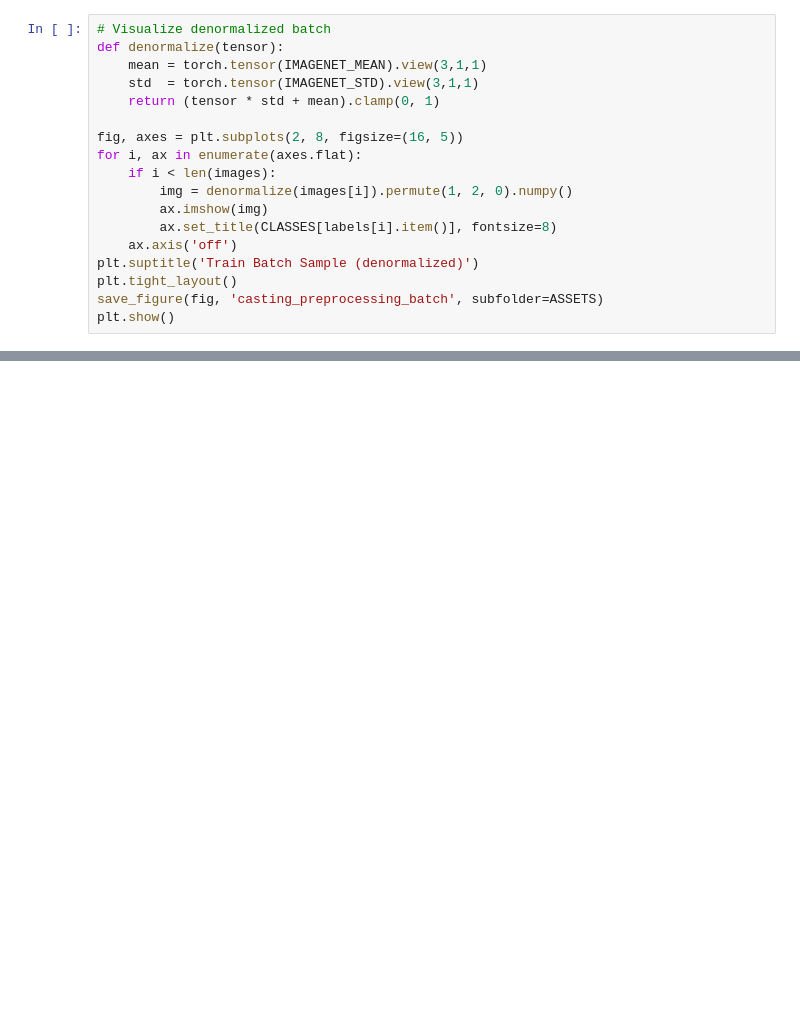
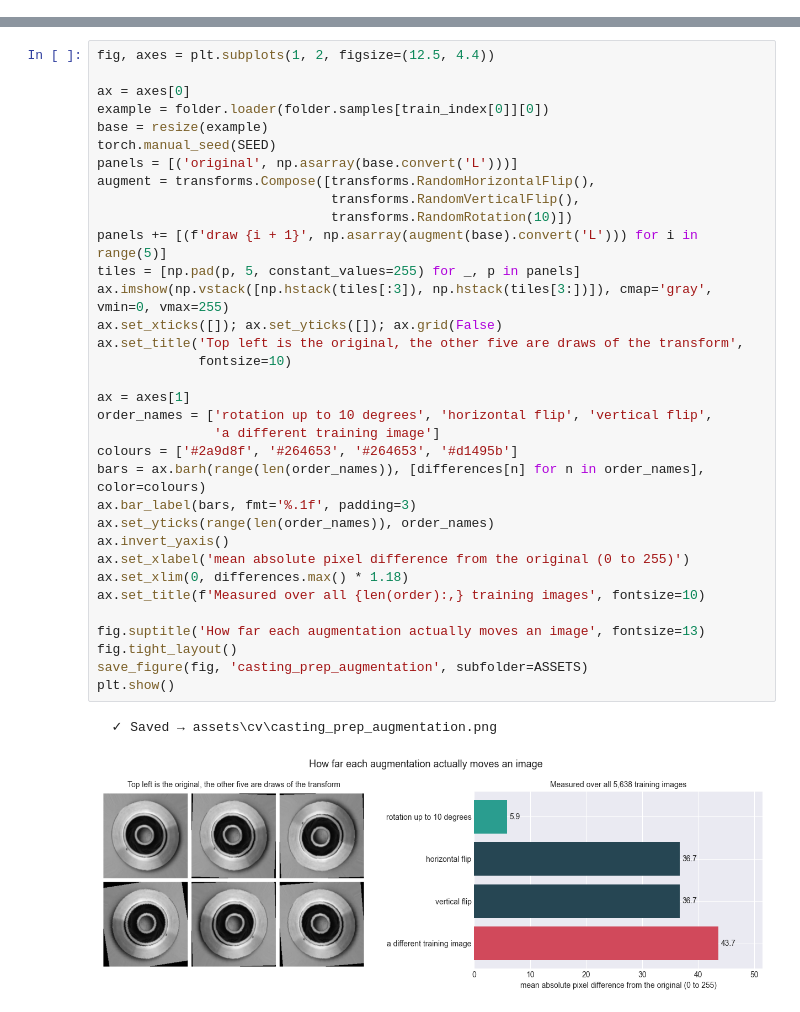
Before and after one commit to sergey-kasatov/arkon-manufacturing-ai, a Jupyter notebook: notebooks/03_cv/01_casting_defects/02_casting_preprocessing.ipynb, the cells around one changed output, grey strips where cells are left out. Drawn from its saved outputs; the diff is of its cells as text; blank space fills up the shorter version.

```diff
--- a/notebooks/03_cv/01_casting_defects/02_casting_preprocessing.ipynb
+++ b/notebooks/03_cv/01_casting_defects/02_casting_preprocessing.ipynb
@@ -120,18 +0,0 @@ print(f'Pixel range: [{images.min():.2f}, {images.max():.2f}]')
-# %%
-# Visualize denormalized batch
-def denormalize(tensor):
-    mean = torch.tensor(IMAGENET_MEAN).view(3,1,1)
-    std  = torch.tensor(IMAGENET_STD).view(3,1,1)
-    return (tensor * std + mean).clamp(0, 1)
-
-fig, axes = plt.subplots(2, 8, figsize=(16, 5))
-for i, ax in enumerate(axes.flat):
-    if i < len(images):
-        img = denormalize(images[i]).permute(1, 2, 0).numpy()
-        ax.imshow(img)
-        ax.set_title(CLASSES[labels[i].item()], fontsize=8)
-    ax.axis('off')
-plt.suptitle('Train Batch Sample (denormalized)')
-plt.tight_layout()
-save_figure(fig, 'casting_preprocessing_batch', subfolder=ASSETS)
-plt.show()
@@ -148,0 +413,37 @@ plt.show()
+# %%
+fig, axes = plt.subplots(1, 2, figsize=(12.5, 4.4))
+
+ax = axes[0]
+example = folder.loader(folder.samples[train_index[0]][0])
+base = resize(example)
+torch.manual_seed(SEED)
+panels = [('original', np.asarray(base.convert('L')))]
+augment = transforms.Compose([transforms.RandomHorizontalFlip(),
+                              transforms.RandomVerticalFlip(),
+                              transforms.RandomRotation(10)])
+panels += [(f'draw {i + 1}', np.asarray(augment(base).convert('L'))) for i in range(5)]
+tiles = [np.pad(p, 5, constant_values=255) for _, p in panels]
+ax.imshow(np.vstack([np.hstack(tiles[:3]), np.hstack(tiles[3:])]), cmap='gray', vmin=0, vmax=255)
+ax.set_xticks([]); ax.set_yticks([]); ax.grid(False)
+ax.set_title('Top left is the original, the other five are draws of the transform',
+             fontsize=10)
+
+ax = axes[1]
+order_names = ['rotation up to 10 degrees', 'horizontal flip', 'vertical flip',
+               'a different training image']
+colours = ['#2a9d8f', '#264653', '#264653', '#d1495b']
+bars = ax.barh(range(len(order_names)), [differences[n] for n in order_names], color=colours)
+ax.bar_label(bars, fmt='%.1f', padding=3)
+ax.set_yticks(range(len(order_names)), order_names)
+ax.invert_yaxis()
+ax.set_xlabel('mean absolute pixel difference from the original (0 to 255)')
+ax.set_xlim(0, differences.max() * 1.18)
+ax.set_title(f'Measured over all {len(order):,} training images', fontsize=10)
+
+fig.suptitle('How far each augmentation actually moves an image', fontsize=13)
+fig.tight_layout()
+save_figure(fig, 'casting_prep_augmentation', subfolder=ASSETS)
+plt.show()
+# %% [output]
+  ✓ Saved → assets\cv\casting_prep_augmentation.png
+[figure, added]
```
Also changed, not shown: parts of 37 cells of this notebook, 12 other files.
